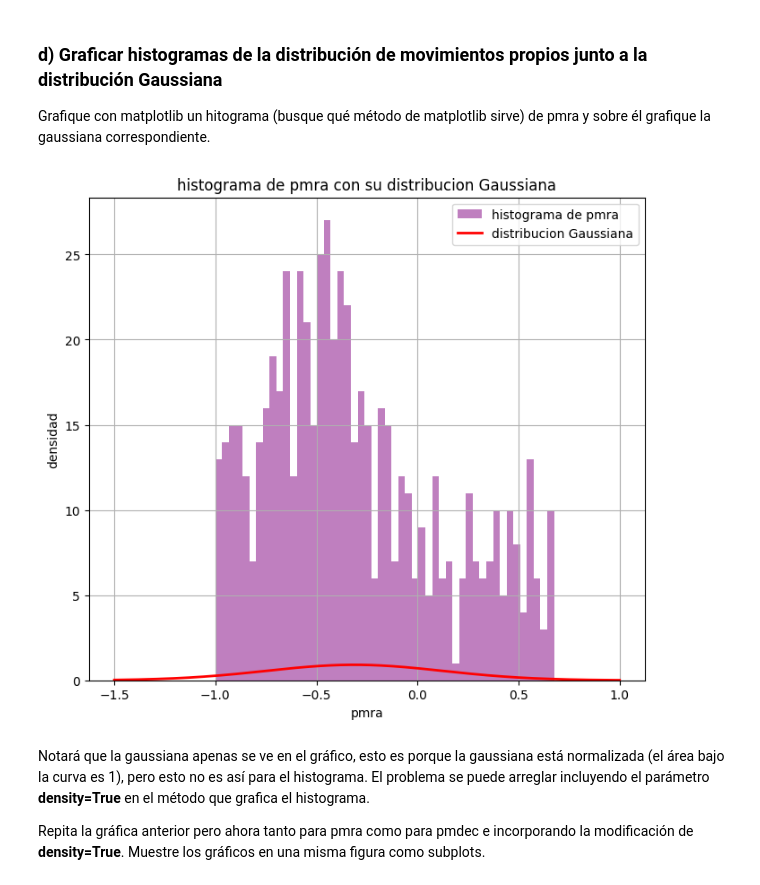
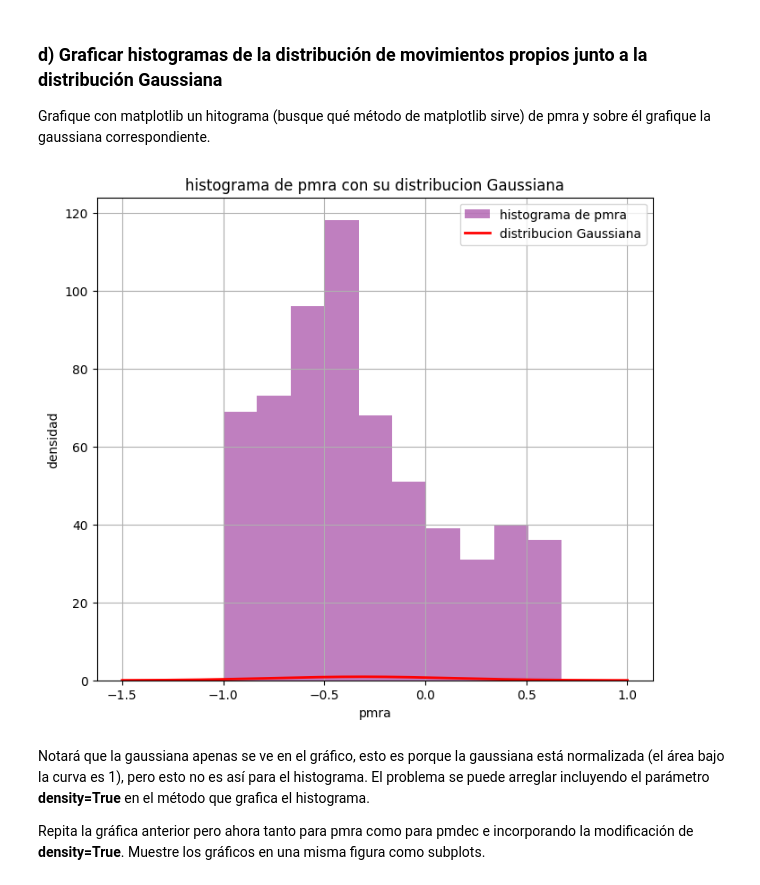
Before and after one commit to ASGN89/Tarea-2, a Jupyter notebook: Tarea2.ipynb, the cells around one changed output. Drawn from its saved outputs; the diff is of its cells as text; code cells hidden in the pictures.

```diff
--- a/Tarea2.ipynb
+++ b/Tarea2.ipynb
@@ -128,15 +128,15 @@ fx_pmdec = norm.pdf(x_pmdec,mu_pmdec,std_pmdec)
 Grafique con matplotlib un hitograma (busque qué método de matplotlib sirve) de pmra y sobre él grafique la gaussiana correspondiente.
 # %%
 plt.figure(figsize=(8,7))
-plt.hist(pmra,bins=50,alpha=0.5,color="purple",label="histograma de pmra")
+plt.hist(pmra,bins=10,alpha=0.5,color="purple",label="histograma de pmra")
 plt.plot(x_pmra,fx_pmra,"r-",linewidth=2,label="distribucion Gaussiana")
 plt.xlabel("pmra")
 plt.ylabel("densidad")
 plt.title("histograma de pmra con su distribucion Gaussiana")
 plt.legend()
 plt.grid()
 # %% [output]
-[figure, old version]
+[figure, new version]
 # %% [markdown]
 Notará que la gaussiana apenas se ve en el gráfico, esto es porque la gaussiana está normalizada (el área bajo la curva es 1), pero esto no es así para el histograma. El problema se puede arreglar incluyendo el parámetro **density=True** en el método que grafica el histograma.
 
```
Also changed, not shown: parts of 11 cells of this notebook.
